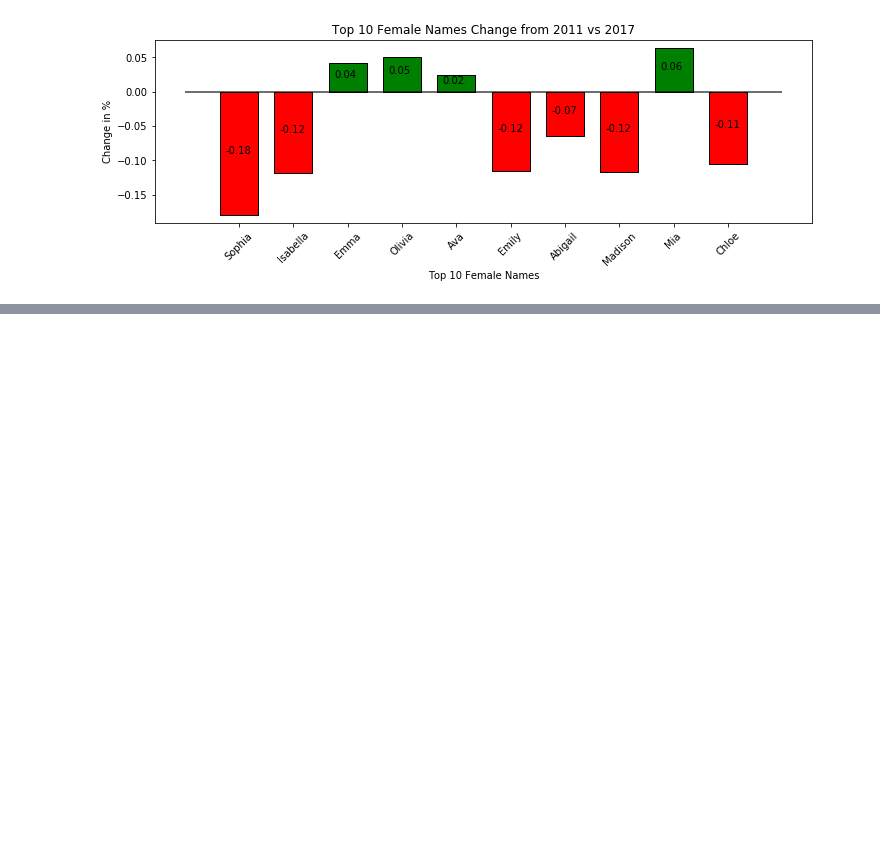
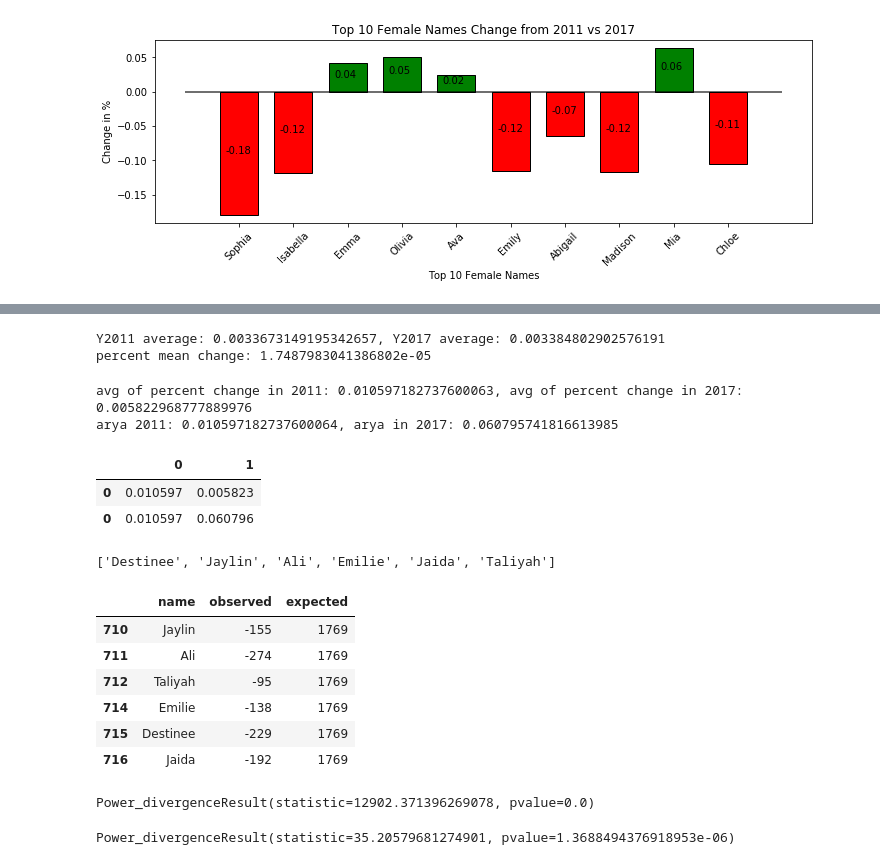
Before and after one commit to nsetnik0703/nightwatch, a Jupyter notebook: kelly_project.ipynb, the cells around one changed output, grey strips where cells are left out. Cells and saved outputs as stored; diff of their text form; code cells hidden in the pictures; blank space fills up the shorter version.

```diff
--- a/kelly_project.ipynb
+++ b/kelly_project.ipynb
@@ -387,0 +389,56 @@ plt.show()
+# %%
+#average % change
+print(f"Y2011 average: {merge_female['name_percent_y2011'].mean()}, Y2017 average: {merge_female['name_percent_y2017'].mean()}")
+print(f"percent mean change: {merge_female['percentChange'].mean()}")
+# %% [output]
+Y2011 average: 0.0033673149195342657, Y2017 average: 0.003384802902576191
+percent mean change: 1.7487983041386802e-05
+# %%
+#Average of all other names
+female_other = ['Jaylin','Ali','Taliyah','Emilie','Destinee','Jaida']
+other_df = merge_female.loc[merge_female['name'].isin(female_other)]
+avg_y2011 = other_df['name_percent_y2011'].mean()
+avg_y2017 = other_df['name_percent_y2017'].mean()
+arya_y2011 = merge_female.loc[merge_female['name']=='Arya']['name_percent_y2011'].sum()
+arya_y2017 = merge_female[merge_female['name']=='Arya']['name_percent_y2017'].sum()
+print(f"avg of percent change in 2011: {avg_y2011}, avg of percent change in 2017: {avg_y2017}")
+print(f"arya 2011: {arya_y2011}, arya in 2017: {arya_y2017}")
+# %% [output]
+avg of percent change in 2011: 0.010597182737600063, avg of percent change in 2017: 0.005822968777889976
+arya 2011: 0.010597182737600064, arya in 2017: 0.060795741816613985
+# %%
+#create 2 x 2 for fisher exact
+stat_df1 = pd.DataFrame([[avg_y2011],[avg_y2017]]).T
+stat_df2 = pd.DataFrame([[arya_y2011],[arya_y2017]]).T
+stat_df = pd.concat([stat_df1,stat_df2])
+stat_df
+# %% [output]
+|  | 0 | 1 |
+| 0 | 0.010597 | 0.005823 |
+| 0 | 0.010597 | 0.060796 |
+# %%
+sim_names = [x for x in set(similar_df["name"]) if x not in ["Arya"]]
+# %%
+sim_names
+# %% [output]
+['Destinee', 'Jaylin', 'Ali', 'Emilie', 'Jaida', 'Taliyah']
+# %%
+df_other_attempt = pd.DataFrame(similar_df[similar_df["name"].isin(sim_names)])
+arya_only_df = similar_df[similar_df["name"] == "Arya"]
+df_other_attempt["observed"] = df_other_attempt["count_y2017"] - df_other_attempt["count_y2011"]
+df_other_attempt["expected"] = (arya_only_df["count_y2017"] - arya_only_df["count_y2011"]).values[0]
+# %%
+df_other_attempt[["name", "observed", "expected"]]
+# %% [output]
+|  | name | observed | expected |
+| 710 | Jaylin | -155 | 1769 |
+| 711 | Ali | -274 | 1769 |
+| 712 | Taliyah | -95 | 1769 |
+| 714 | Emilie | -138 | 1769 |
+| 715 | Destinee | -229 | 1769 |
+| 716 | Jaida | -192 | 1769 |
+# %%
+# Run the chi square test with stats.chisquare()
+stats.chisquare(df_other_attempt['observed'], df_other_attempt['expected'])
+# %% [output]
+Power_divergenceResult(statistic=12902.371396269078, pvalue=0.0)
@@ -387,0 +465,5 @@ plt.show()
+# %%
+# Run the chi square test with stats.chisquare()
+stats.chisquare(df_normalized['observed'], df_normalized['expected'])
+# %% [output]
+Power_divergenceResult(statistic=35.20579681274901, pvalue=1.3688494376918953e-06)
```
Also changed, not shown: parts of 18 cells of this notebook, 1 other file.
